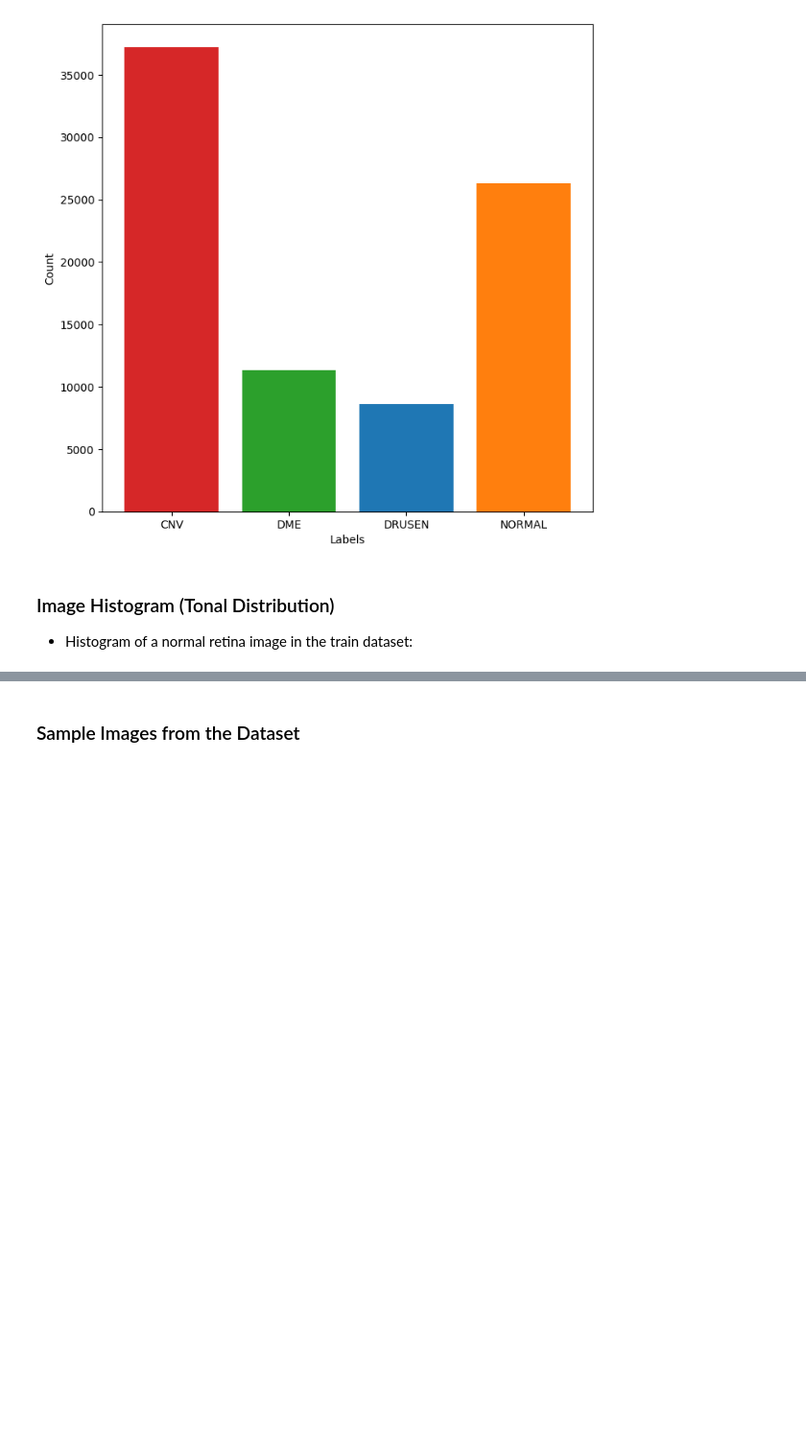
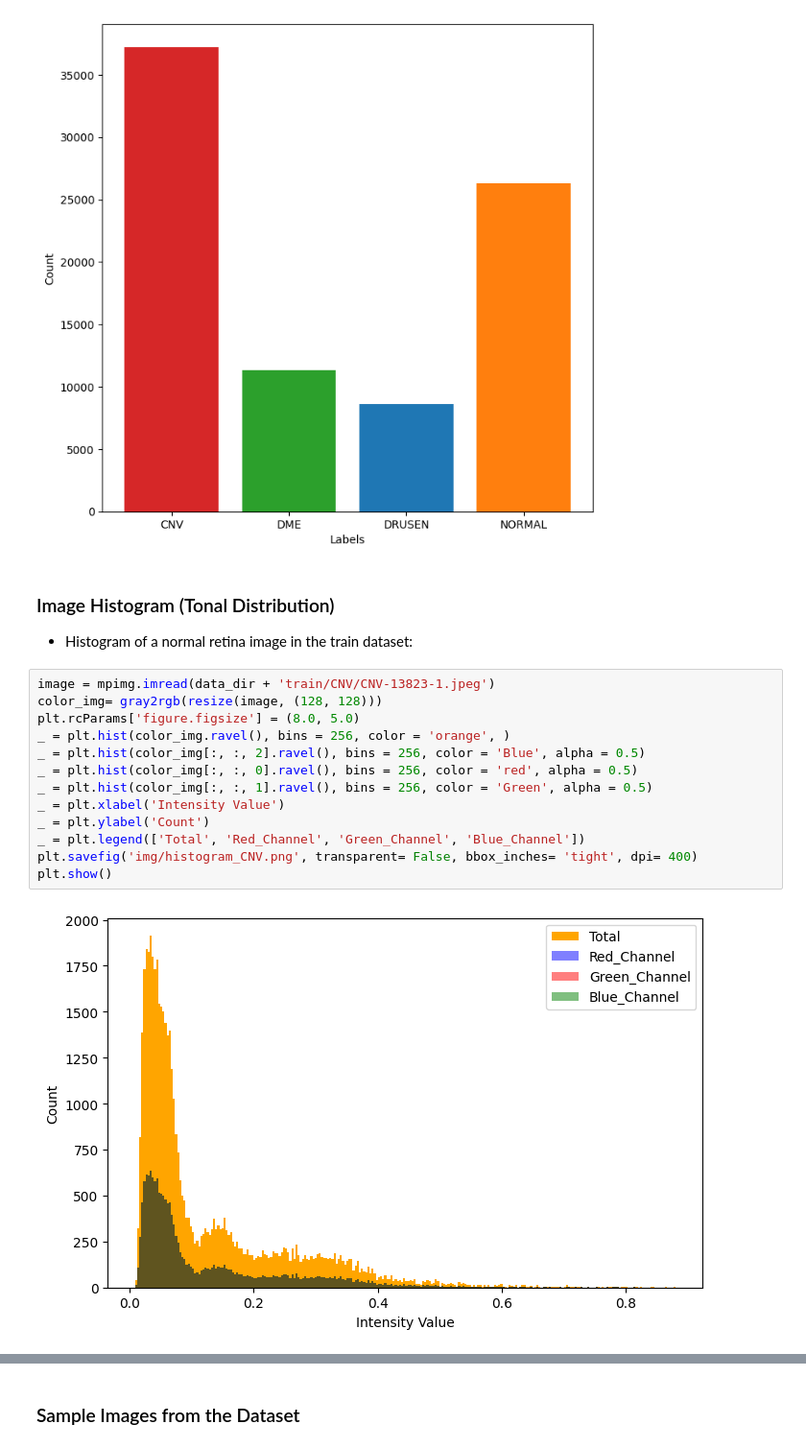
Before and after one commit to audreyntep/e2_retinal_oct, a Jupyter notebook: api/model/retinal-oct-classification.ipynb, the cells around one changed output, grey strips where cells are left out. Shown at 96% size. Cells and saved outputs as stored; diff of their text form; blank space fills up the shorter version.

```diff
--- a/api/model/retinal-oct-classification.ipynb
+++ b/api/model/retinal-oct-classification.ipynb
@@ -87,6 +87,21 @@ plt.show()
 # %% [markdown]
 ### Image Histogram (Tonal Distribution)
 * Histogram of a normal retina image in the train dataset:
+# %%
+image = mpimg.imread(data_dir + 'train/CNV/CNV-13823-1.jpeg')
+color_img= gray2rgb(resize(image, (128, 128)))
+plt.rcParams['figure.figsize'] = (8.0, 5.0)
+_ = plt.hist(color_img.ravel(), bins = 256, color = 'orange', )
+_ = plt.hist(color_img[:, :, 2].ravel(), bins = 256, color = 'Blue', alpha = 0.5)
+_ = plt.hist(color_img[:, :, 0].ravel(), bins = 256, color = 'red', alpha = 0.5)
+_ = plt.hist(color_img[:, :, 1].ravel(), bins = 256, color = 'Green', alpha = 0.5)
+_ = plt.xlabel('Intensity Value')
+_ = plt.ylabel('Count')
+_ = plt.legend(['Total', 'Red_Channel', 'Green_Channel', 'Blue_Channel'])
+plt.savefig('img/histogram_CNV.png', transparent= False, bbox_inches= 'tight', dpi= 400)
+plt.show()
+# %% [output]
+[figure, added]
 # %%
 image = mpimg.imread(data_dir + 'train/NORMAL/NORMAL-1001666-1.jpeg')
 color_img= gray2rgb(resize(image, (128, 128)))
```
Also changed, not shown: parts of 2 cells of this notebook, 17 other files.
